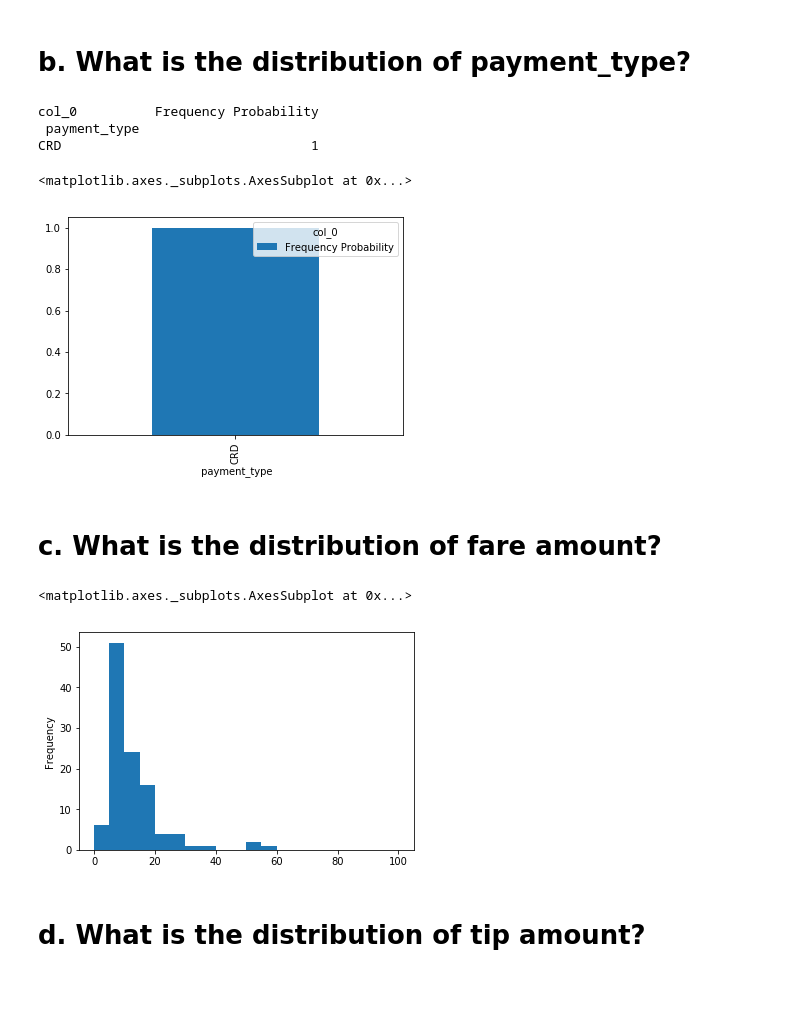
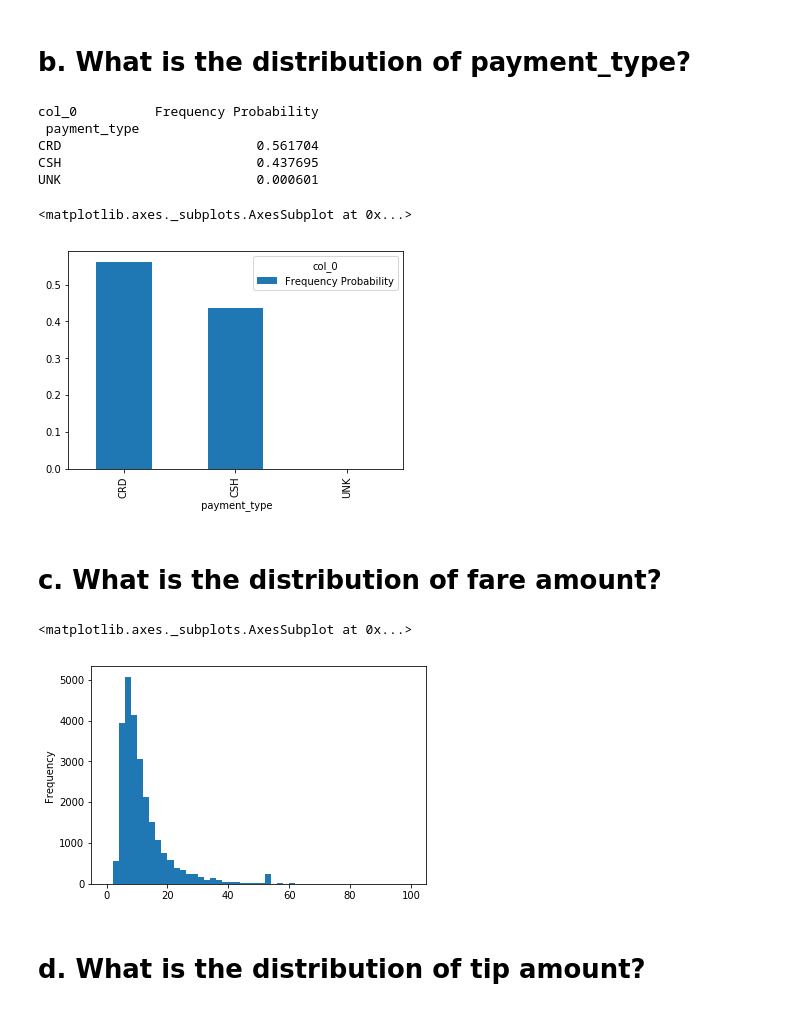
Before and after one commit to emali1/NYCTaxi, a Jupyter notebook: DataPrepare.ipynb, the cells around one changed output. Saved outputs shown, nothing was run; the diff lists cells and outputs as text; code cells hidden in the pictures.

```diff
--- a/DataPrepare.ipynb
+++ b/DataPrepare.ipynb
@@ -4,8 +4,8 @@ import pandas as pd
 trip_data_file = "data/trip_data_4.csv"
 trip_fare_file = "data/trip_fare_4.csv"
 
-trips = pd.read_csv(trip_data_file, nrows=100)
-fares = pd.read_csv(trip_fare_file, nrows=100)
+trips = pd.read_csv(trip_data_file, nrows=10000)
+fares = pd.read_csv(trip_fare_file, nrows=10000)
 # %% [markdown]
 Merge the Trip and Fare data together
 # %%
@@ -63,17 +42,19 @@ payment_types.plot.bar()
 # %% [output]
 col_0          Frequency Probability
  payment_type
-CRD                                1
+CRD                         0.561704
+CSH                         0.437695
+UNK                         0.000601
 <matplotlib.axes._subplots.AxesSubplot at 0x...>
-[figure, old version]
+[figure, new version]
 # %% [markdown]
 # c. What is the distribution of fare amount?
 # %%
 fare_amount = full_tripdata.iloc[:,16]
-fare_amount.plot.hist(bins=20,range=(0,100))
+fare_amount.plot.hist(bins=50,range=(0,100))
 # %% [output]
 <matplotlib.axes._subplots.AxesSubplot at 0x...>
-[figure, old version]
+[figure, new version]
 # %% [markdown]
 # d. What is the distribution of tip amount?
 # %%
```
Also changed, not shown: parts of 18 cells of this notebook.
